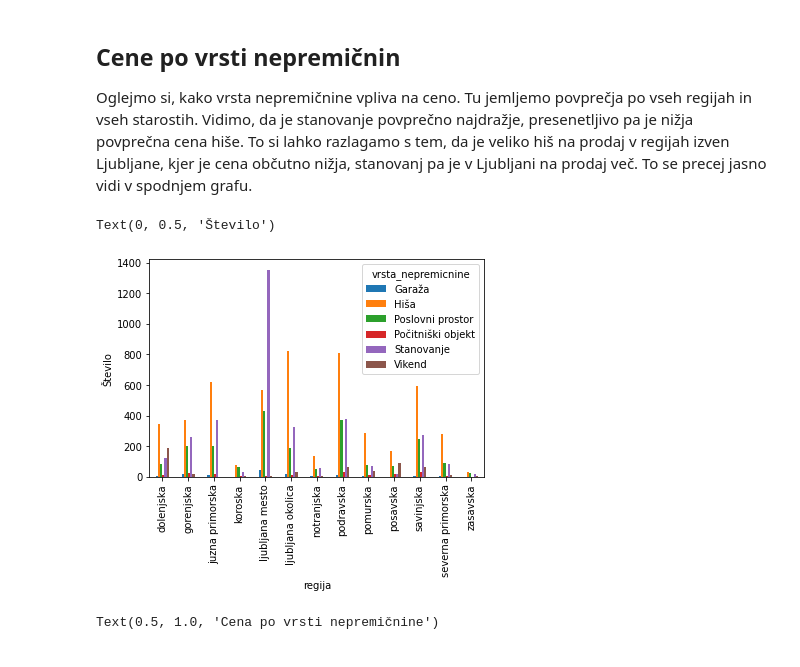
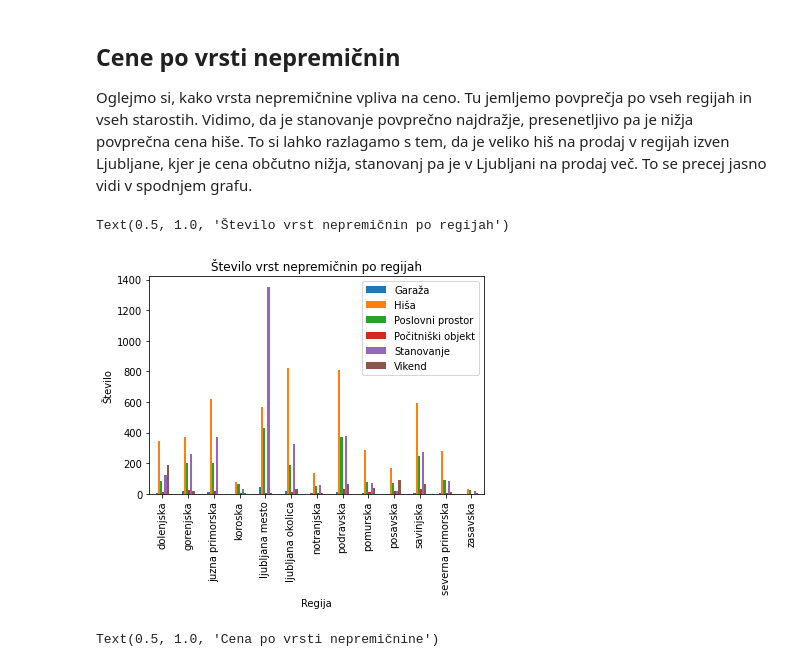
Before and after one commit to mitja-mandic/knjige-amazon, a Jupyter notebook: nepremicnine.ipynb, the cells around one changed output. Saved outputs shown, nothing was run; the diff lists cells and outputs as text; code cells hidden in the pictures.

```diff
--- a/nepremicnine.ipynb
+++ b/nepremicnine.ipynb
@@ -125,10 +126,13 @@ Oglejmo si, kako vrsta nepremičnine vpliva na ceno. Tu jemljemo povprečja po v
 # %%
 st_po_regijah = brez_posesti.groupby(['regija','vrsta_nepremicnine'])
 st_po_regijah_graf = st_po_regijah.size().unstack(level = 1).plot.bar()
 st_po_regijah_graf.set_ylabel('Število')
+st_po_regijah_graf.set_xlabel('Regija')
+st_po_regijah_graf.legend()
+st_po_regijah_graf.set_title('Število vrst nepremičnin po regijah')
 # %% [output]
-Text(0, 0.5, 'Število')
+Text(0.5, 1.0, 'Število vrst nepremičnin po regijah')
-[figure, old version]
+[figure, new version]
 # %%
 gr3 = brez_posesti.groupby('vrsta_nepremicnine').mean('cena_m2').sort_values('cena_m2',ascending = False).cena_m2.plot.bar()
 gr3.set_ylabel('Cena na m2')
```
Also changed, not shown: parts of 6 cells of this notebook.
